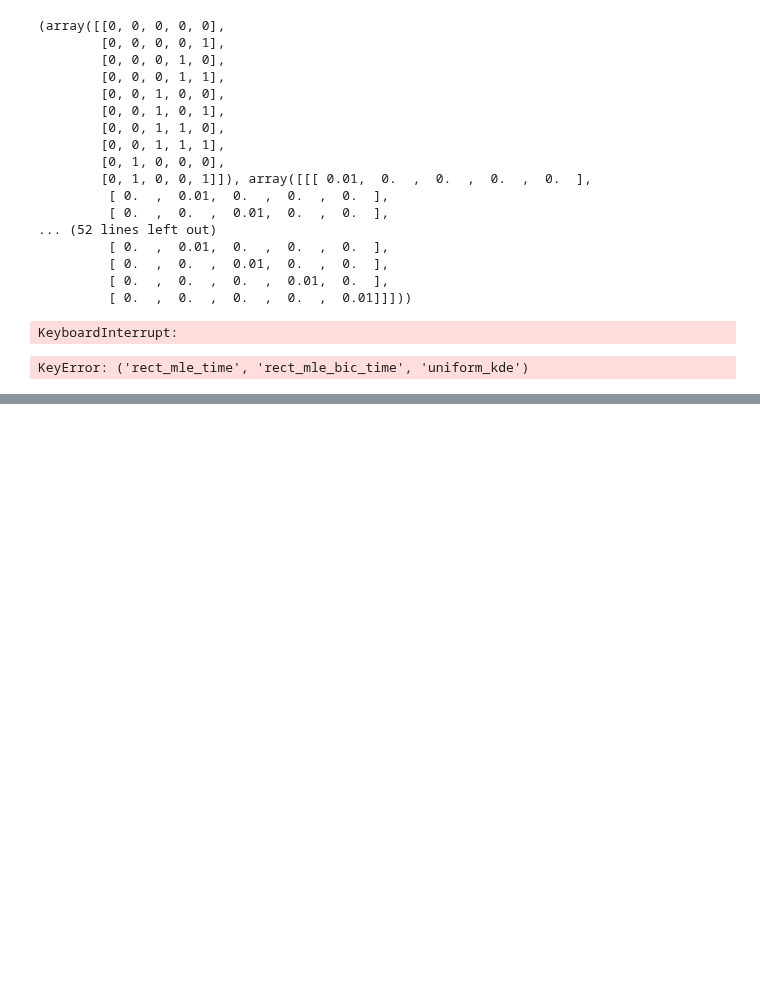
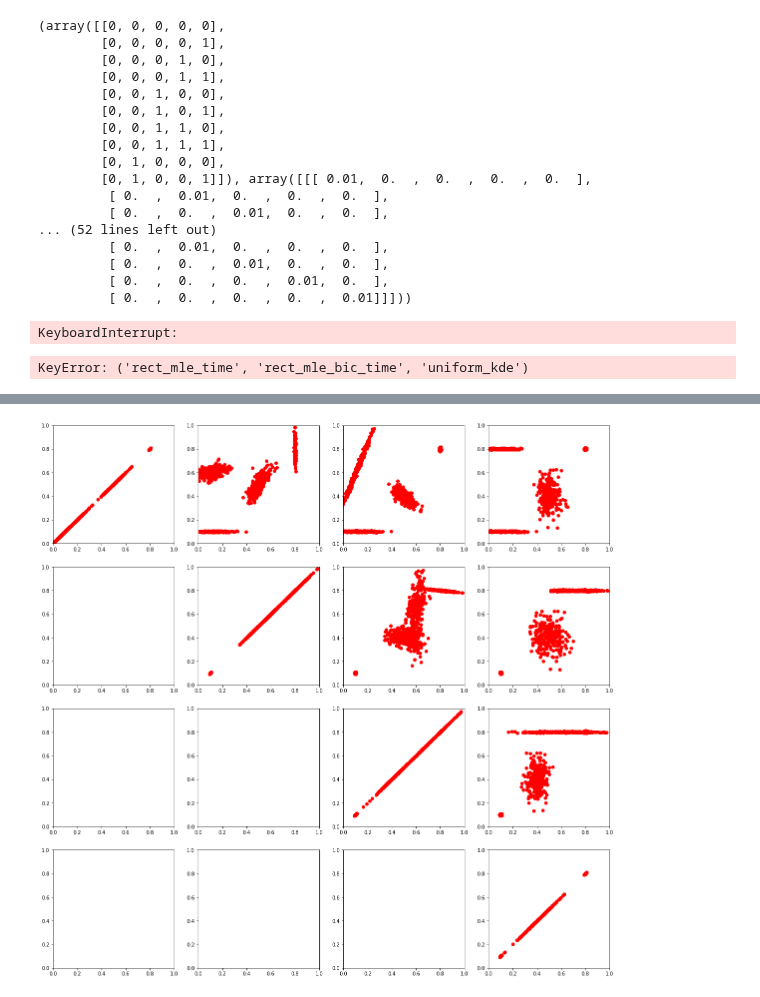
Before and after one commit to mehdisebbar/kl-aggregation, a Jupyter notebook: weight_vector_simulations_paper/weight_vector_estim_code/clustering.ipynb, the cells around one changed output, grey strips where cells are left out. Saved outputs shown, nothing was run; the diff lists cells and outputs as text; code cells hidden in the pictures; blank space fills up the shorter version.

```diff
--- a/weight_vector_simulations_paper/weight_vector_estim_code/clustering.ipynb
+++ b/weight_vector_simulations_paper/weight_vector_estim_code/clustering.ipynb
@@ -532,0 +731,15 @@ KeyError: ('rect_mle_time', 'rect_mle_bic_time', 'uniform_kde')
+# %%
+p=4
+gg = BasicGen(dim=p)
+X = gg.sample(1000)
+
+fig, ax = plt.subplots(p,p, figsize=(20,20))
+for i in range(p):
+    for j in range(i, p):
+        ax[i][j].set_xlim([0,1])
+        ax[i][j].set_ylim([0,1])
+        ax[i][j].scatter(X[:,i], X[:,j], color='r')
+
+fig.show()
+# %% [output]
+[figure, added]
```
Also changed, not shown: parts of 23 cells of this notebook, 1 other file.
